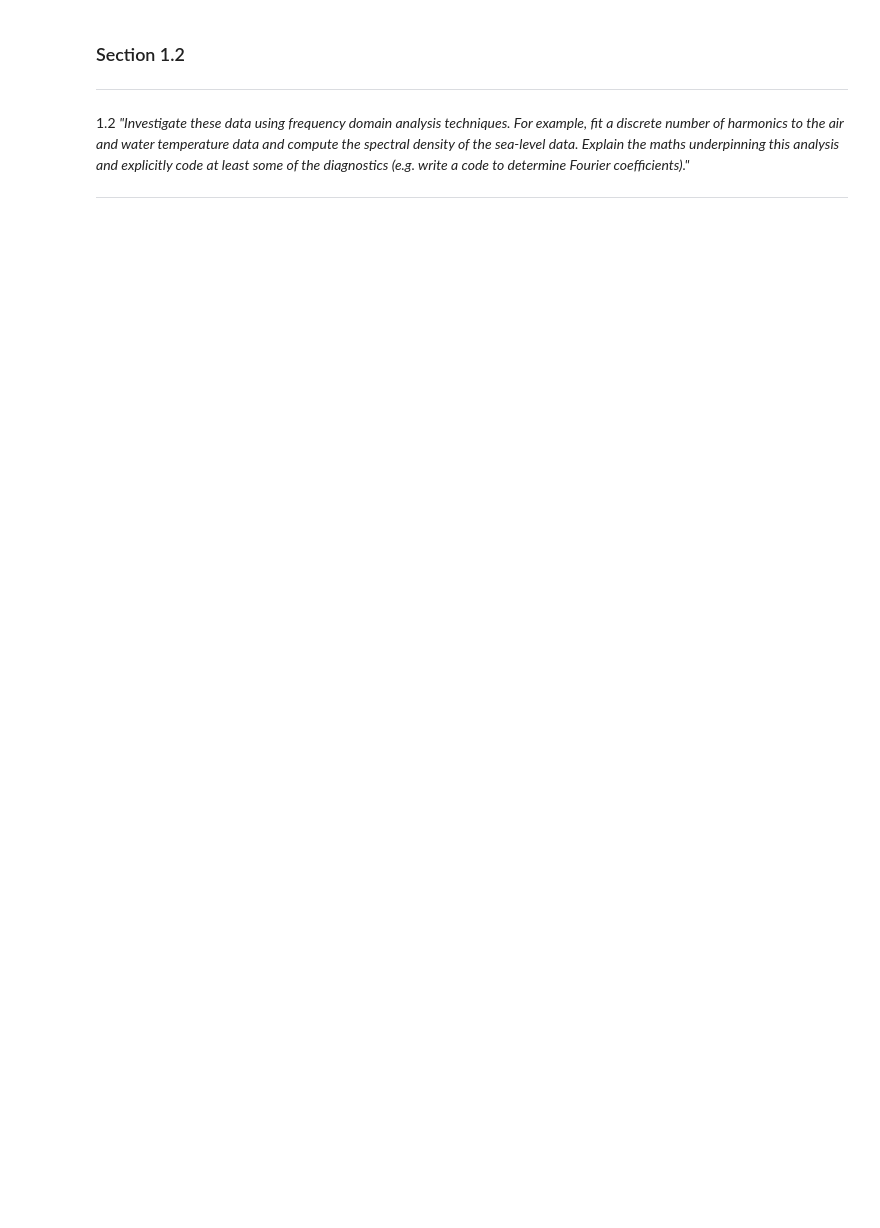
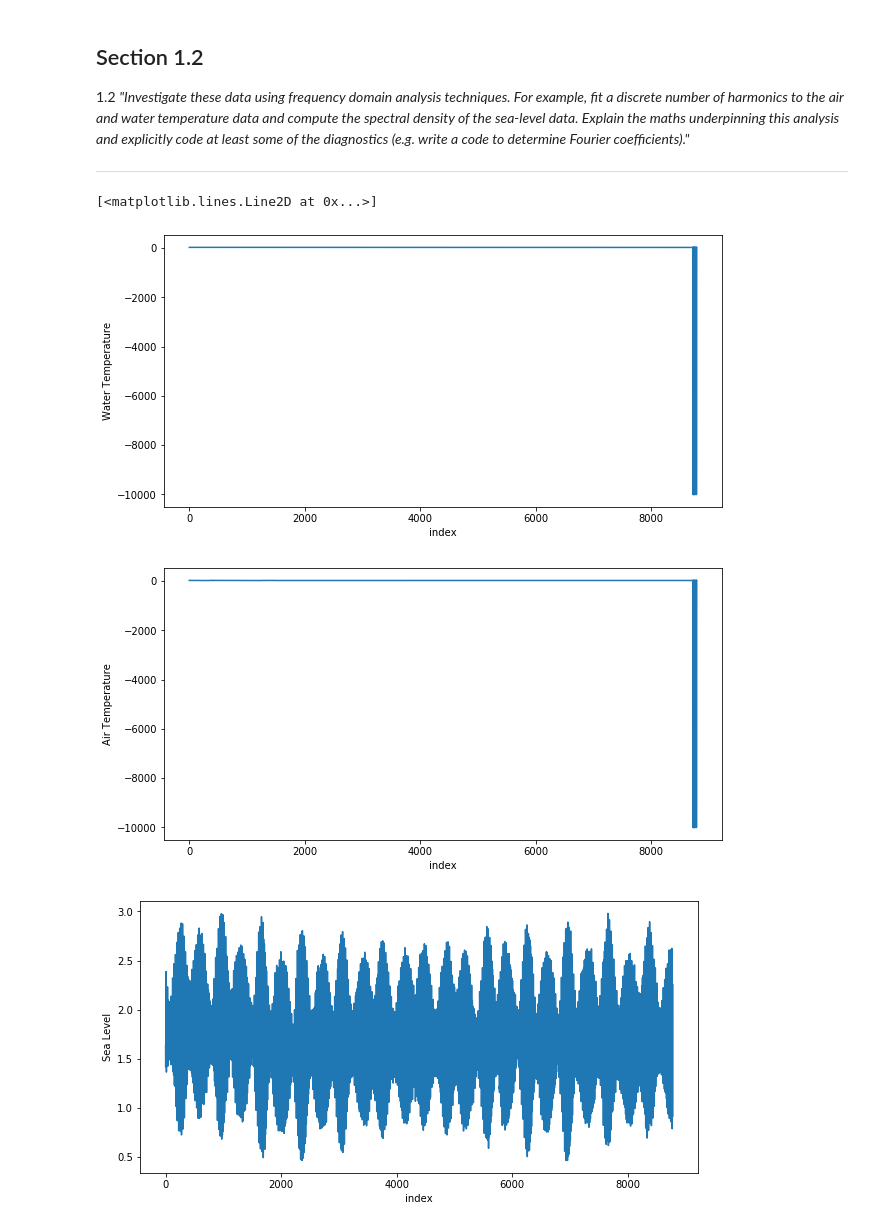
Before and after one commit to mpudig/MATH5271, a Jupyter notebook: ClassPortfolio/Task1/Task1_notebook.ipynb, the cells around one changed output. Saved outputs shown, nothing was run; the diff lists cells and outputs as text; code cells hidden in the pictures; blank space fills up the shorter version.

```diff
--- a/ClassPortfolio/Task1/Task1_notebook.ipynb
+++ b/ClassPortfolio/Task1/Task1_notebook.ipynb
@@ -34,8 +35,42 @@ The data to be used in this notebook are sourced from Australia Bureau of Meteor
 
 ---
 # %% [markdown]
-### Section 1.2
+Section 1.2
 ---
 1.2 _"Investigate these data using frequency domain analysis techniques. For example, fit a discrete number of harmonics to the air and water temperature data and compute the spectral density of the sea-level data. Explain the maths underpinning this analysis and explicitly code at least some of the diagnostics (e.g. write a code to determine Fourier coefficients)."_
 
 ---
+# %%
+# Convert the dataframe to xarray for ease (i.e., I know how to use the latter better)
+
+def convert_to_xr_dataset(pd_dataframe):
+    # Make into xarray dataset
+    ds = pd_dataframe.to_xarray()
+    # Convert the time variable into an xarray dimension
+    ds = ds.set_coords(' Date & UTC Time')
+    # Remove the old, useless dimension
+    ds = ds.drop_vars('index')
+
+    return ds
+
+ds = convert_to_xr_dataset(df)
+
+temp_air = ds['Air Temperature']
+temp_water = ds['Water Temperature']
+sea_level = ds['Sea Level']
+# %%
+# Plot for exploratory DA
+
+plt.figure(figsize=(10,5))
+temp_water.plot()
+
+plt.figure(figsize=(10,5))
+temp_air.plot()
+
+plt.figure(figsize=(10,5))
+sea_level.plot()
+# %% [output]
+[<matplotlib.lines.Line2D at 0x...>]
+[figure, added]
+[figure, added]
+[figure, added]
```
Also changed, not shown: parts of 16 cells of this notebook, 3 other files.
